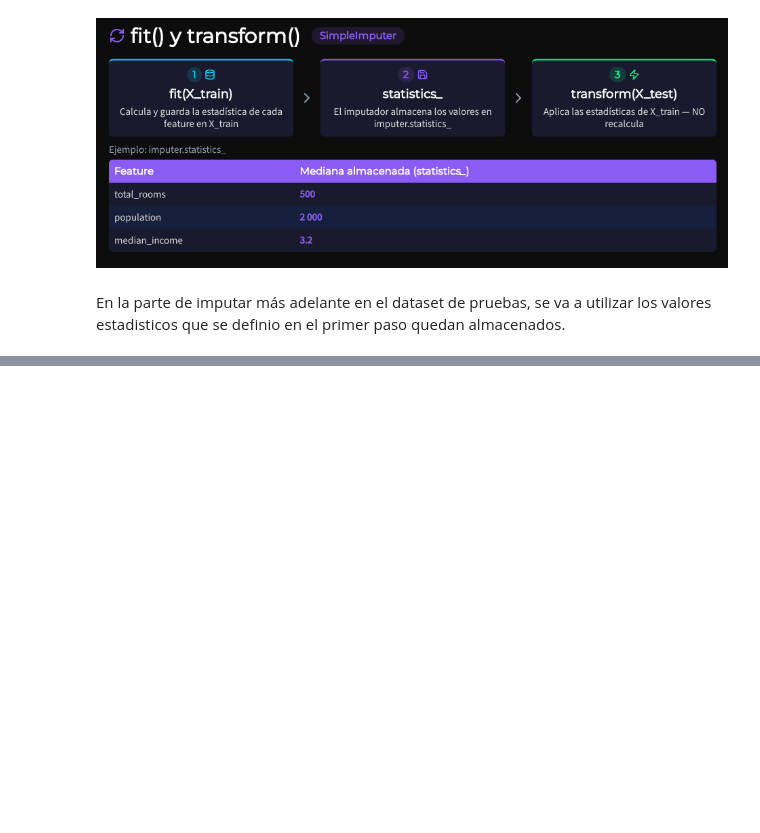
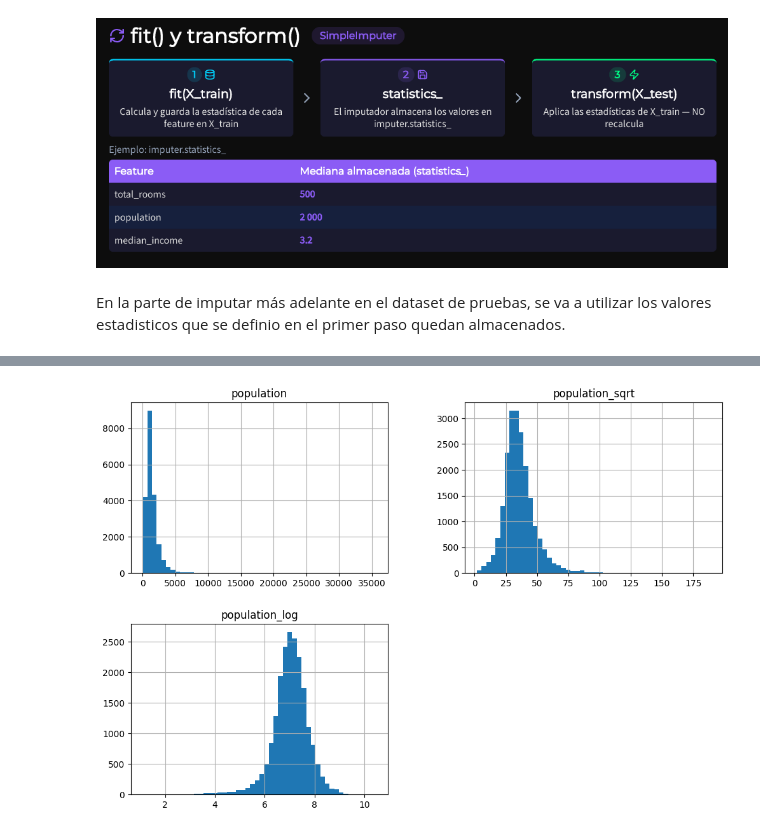
Before and after one commit to yassppy/machine-learning, a Jupyter notebook: curso/cap02/05_limpieza_de_datos.ipynb, the cells around one changed output, grey strips where cells are left out. Cells and saved outputs as stored; diff of their text form; code cells hidden in the pictures; blank space fills up the shorter version.

```diff
--- a/curso/cap02/05_limpieza_de_datos.ipynb
+++ b/curso/cap02/05_limpieza_de_datos.ipynb
@@ -135,0 +383,11 @@ En la parte de imputar más adelante en el dataset de pruebas, se va a utilizar
+# %%
+df_california_housing["population_sqrt"] = df_california_housing["population"].pow(0.5)
+df_california_housing["population_log"] = df_california_housing["population"].transform("log")
+# %%
+df_california_housing[
+    ["population", "population_sqrt", "population_log"]
+].hist(bins=50, figsize=(12,8))
+
+plt.show()
+# %% [output]
+[figure, added]
```
Also changed, not shown: parts of 50 cells of this notebook.
